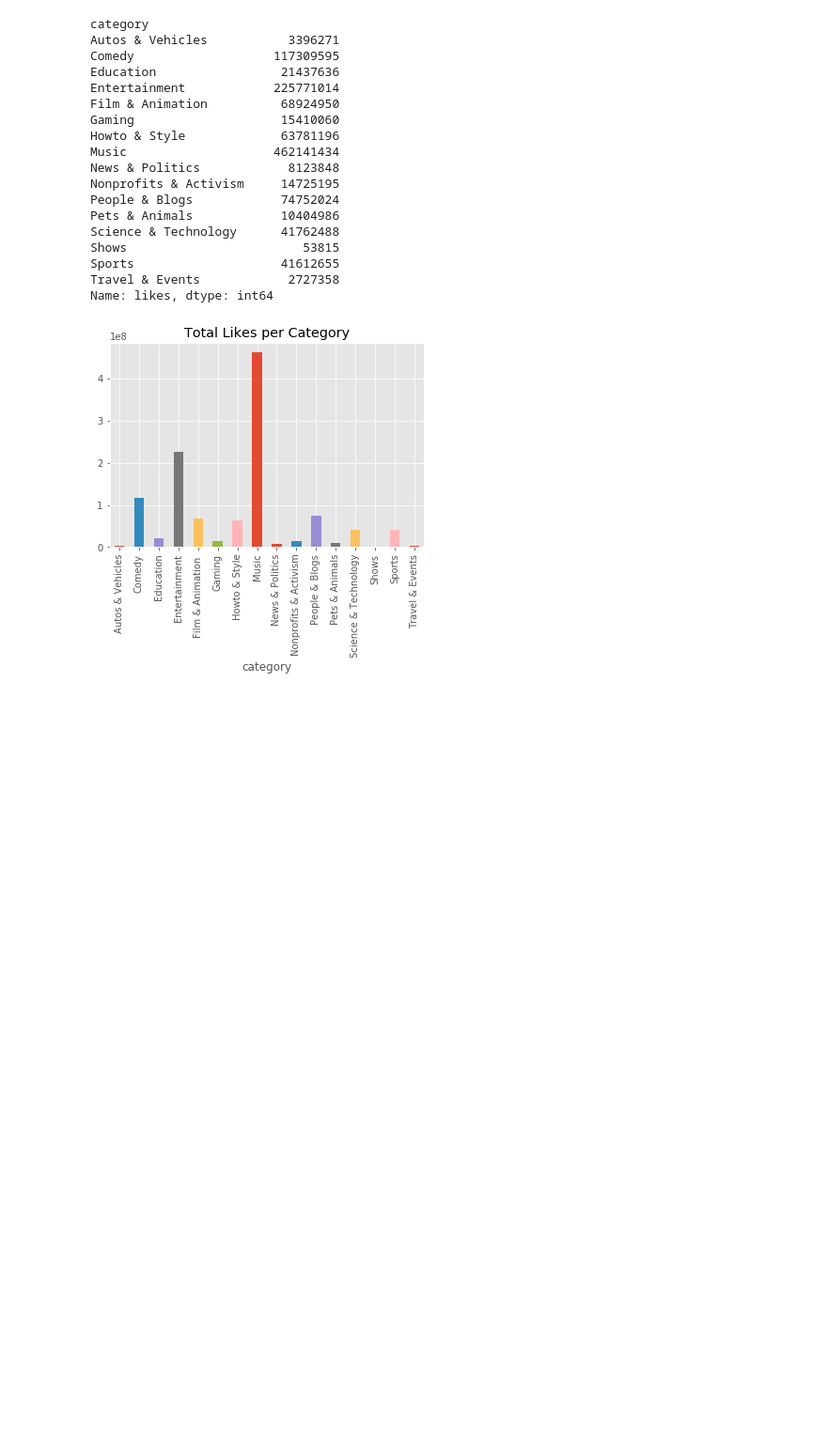
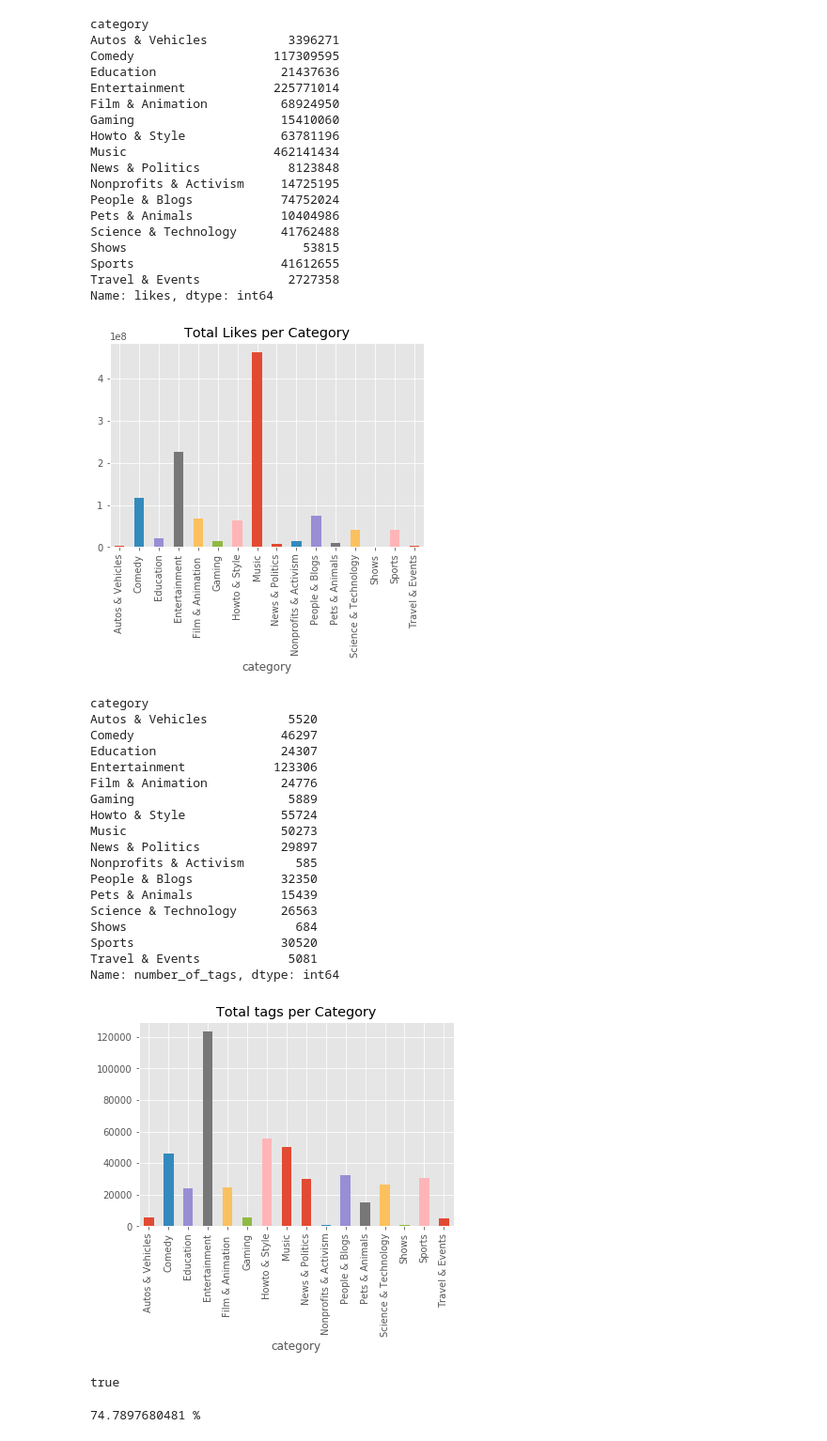
Before and after one commit to JoepStraatman/JoepTube, a Jupyter notebook: JoepTubeTestGoed.ipynb, the cells around one changed output. Shown at 94% size. Drawn from its saved outputs; the diff is of its cells as text; code cells hidden in the pictures; blank space fills up the shorter version.

```diff
--- a/JoepTubeTestGoed.ipynb
+++ b/JoepTubeTestGoed.ipynb
@@ -258,0 +261,30 @@ Name: likes, dtype: int64
+# %%
+df.groupby('category').number_of_tags.sum().plot(kind="bar")
+print(df.groupby('category').number_of_tags.sum())
+plt.title("Total tags per Category")
+plt.show()
+# %% [output]
+category
+Autos & Vehicles           5520
+Comedy                    46297
+Education                 24307
+Entertainment            123306
+Film & Animation          24776
+Gaming                     5889
+Howto & Style             55724
+Music                     50273
+News & Politics           29897
+Nonprofits & Activism       585
+People & Blogs            32350
+Pets & Animals            15439
+Science & Technology      26563
+Shows                       684
+Sports                    30520
+Travel & Events            5081
+Name: number_of_tags, dtype: int64
+[figure, added]
+# %%
+if vraag == True:
+    print ('true')
+# %% [output]
+true
@@ -258,0 +303,4 @@ Name: likes, dtype: int64
+# %%
+print (number / num * 100 , '%')
+# %% [output]
+74.7897680481 %
```
Also changed, not shown: parts of 3 cells of this notebook.
